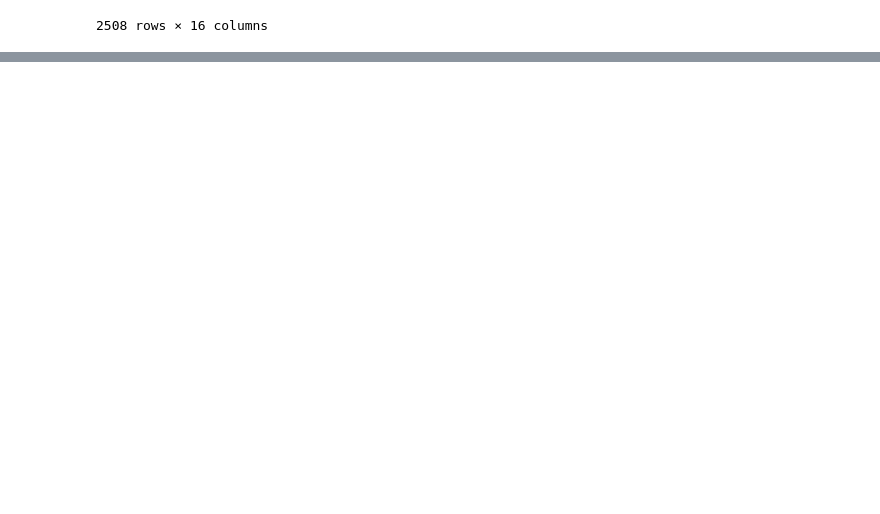
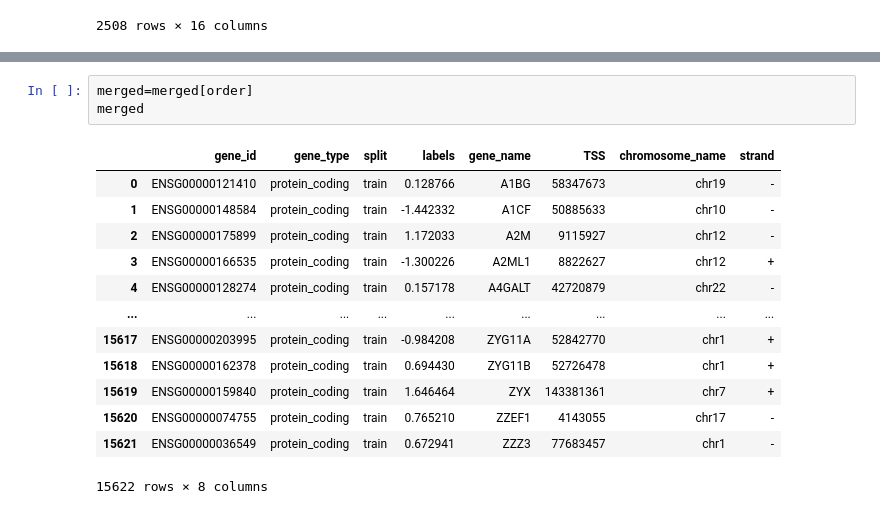
Before and after one commit to IloDan/GX_alBERTo, a Jupyter notebook: data_manipulation/ennesimo.ipynb, the cells around one changed output, grey strips where cells are left out. Saved outputs shown, nothing was run; the diff lists cells and outputs as text; blank space fills up the shorter version.

```diff
--- a/data_manipulation/ennesimo.ipynb
+++ b/data_manipulation/ennesimo.ipynb
@@ -142,0 +148,17 @@ dataset
+# %%
+merged=merged[order]
+merged
+# %% [output]
+|  | gene_id | gene_type | split | labels | gene_name | TSS | chromosome_name | strand |
+| 0 | ENSG00000121410 | protein_coding | train | 0.128766 | A1BG | 58347673 | chr19 | - |
+| 1 | ENSG00000148584 | protein_coding | train | -1.442332 | A1CF | 50885633 | chr10 | - |
+| 2 | ENSG00000175899 | protein_coding | train | 1.172033 | A2M | 9115927 | chr12 | - |
+| 3 | ENSG00000166535 | protein_coding | train | -1.300226 | A2ML1 | 8822627 | chr12 | + |
+| 4 | ENSG00000128274 | protein_coding | train | 0.157178 | A4GALT | 42720879 | chr22 | - |
+| ... | ... | ... | ... | ... | ... | ... | ... | ... |
+| 15617 | ENSG00000203995 | protein_coding | train | -0.984208 | ZYG11A | 52842770 | chr1 | + |
+| 15618 | ENSG00000162378 | protein_coding | train | 0.694430 | ZYG11B | 52726478 | chr1 | + |
+| 15619 | ENSG00000159840 | protein_coding | train | 1.646464 | ZYX | 143381361 | chr7 | + |
+| 15620 | ENSG00000074755 | protein_coding | train | 0.765210 | ZZEF1 | 4143055 | chr17 | - |
+| 15621 | ENSG00000036549 | protein_coding | train | 0.672941 | ZZZ3 | 77683457 | chr1 | - |
+15622 rows × 8 columns
```
Also changed, not shown: parts of 5 cells of this notebook, 3 other files.
